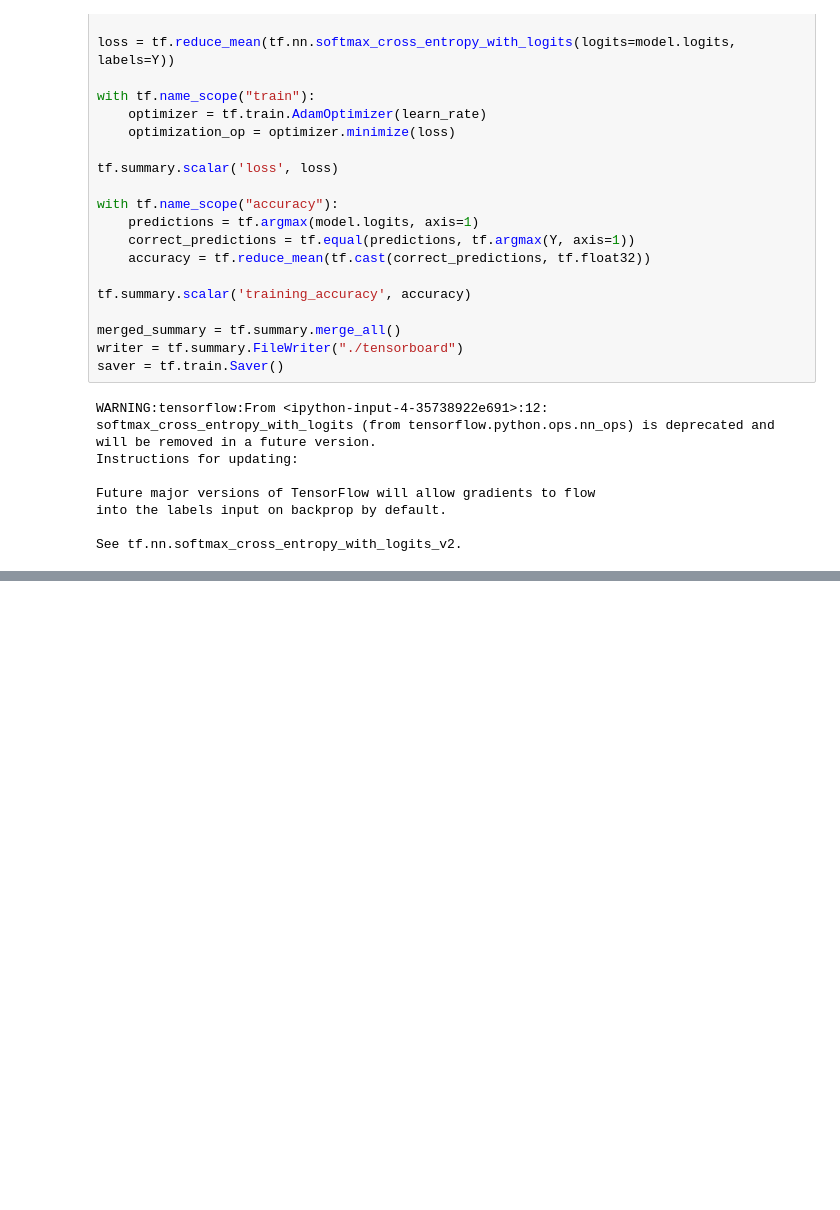
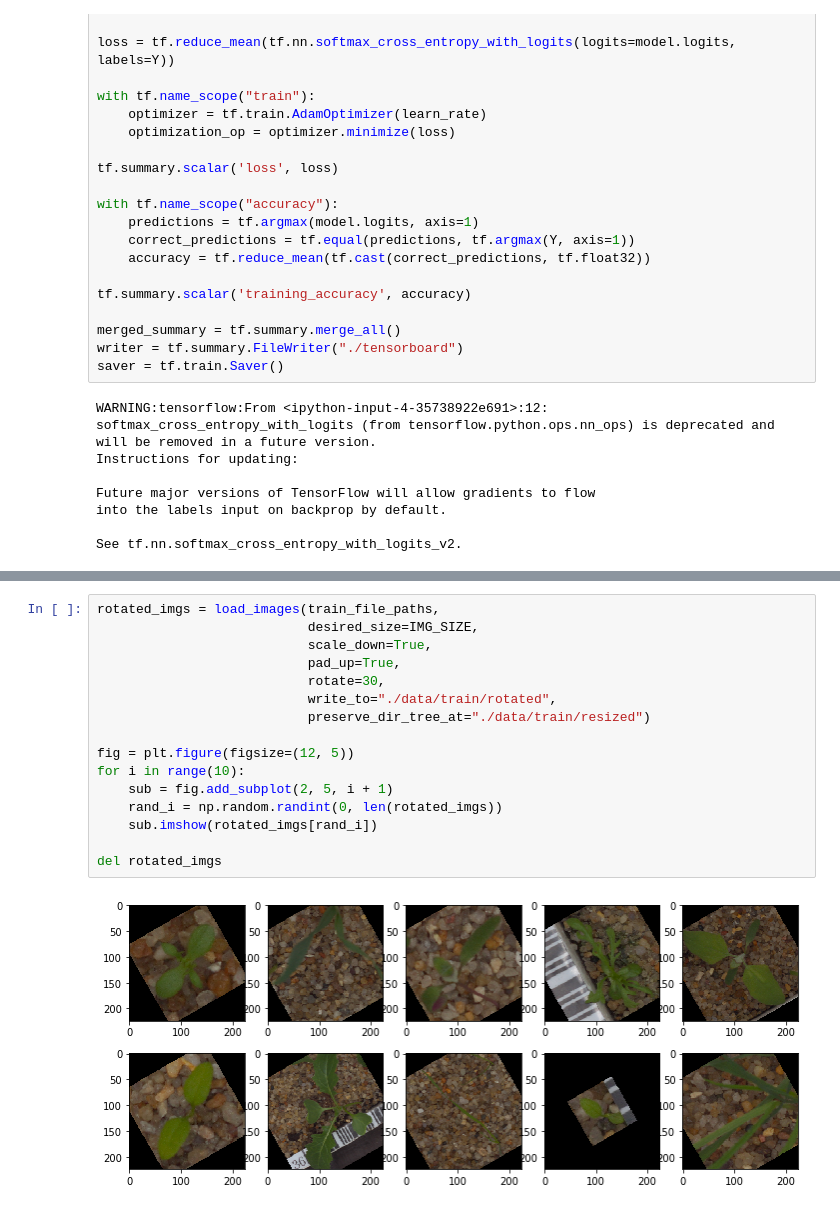
Before and after one commit to acarl005/mids-w207-final, a Jupyter notebook: main.ipynb, the cells around one changed output, grey strips where cells are left out. Cells and saved outputs as stored; diff of their text form; blank space fills up the shorter version.

```diff
--- a/main.ipynb
+++ b/main.ipynb
@@ -246,0 +286,18 @@ dev accuracy = 0.3953
+# %%
+rotated_imgs = load_images(train_file_paths,
+                           desired_size=IMG_SIZE,
+                           scale_down=True,
+                           pad_up=True,
+                           rotate=30,
+                           write_to="./data/train/rotated",
+                           preserve_dir_tree_at="./data/train/resized")
+
+fig = plt.figure(figsize=(12, 5))
+for i in range(10):
+    sub = fig.add_subplot(2, 5, i + 1)
+    rand_i = np.random.randint(0, len(rotated_imgs))
+    sub.imshow(rotated_imgs[rand_i])
+
+del rotated_imgs
+# %% [output]
+[figure, added]
```
Also changed, not shown: parts of 15 cells of this notebook, 2 other files.
